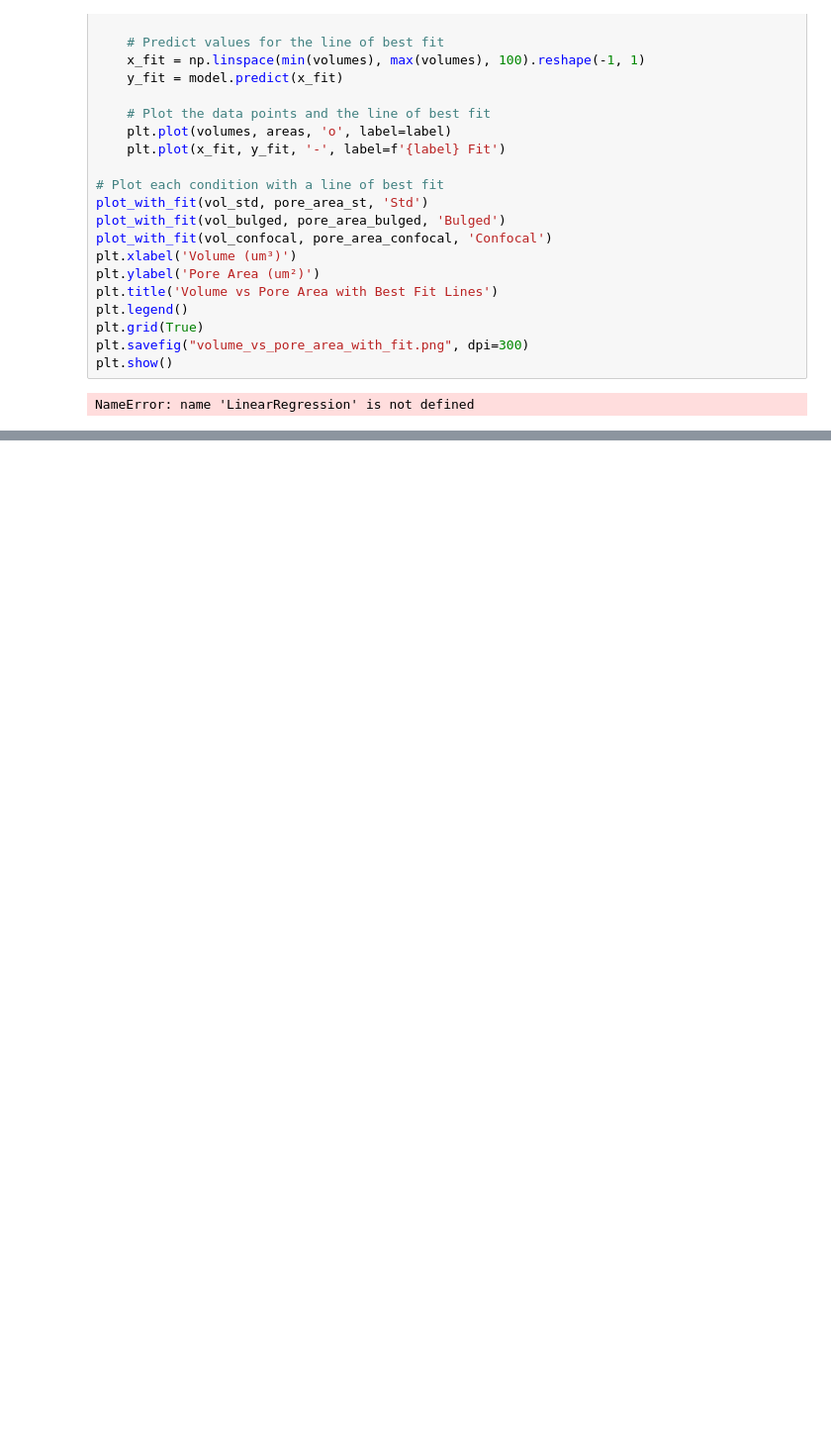
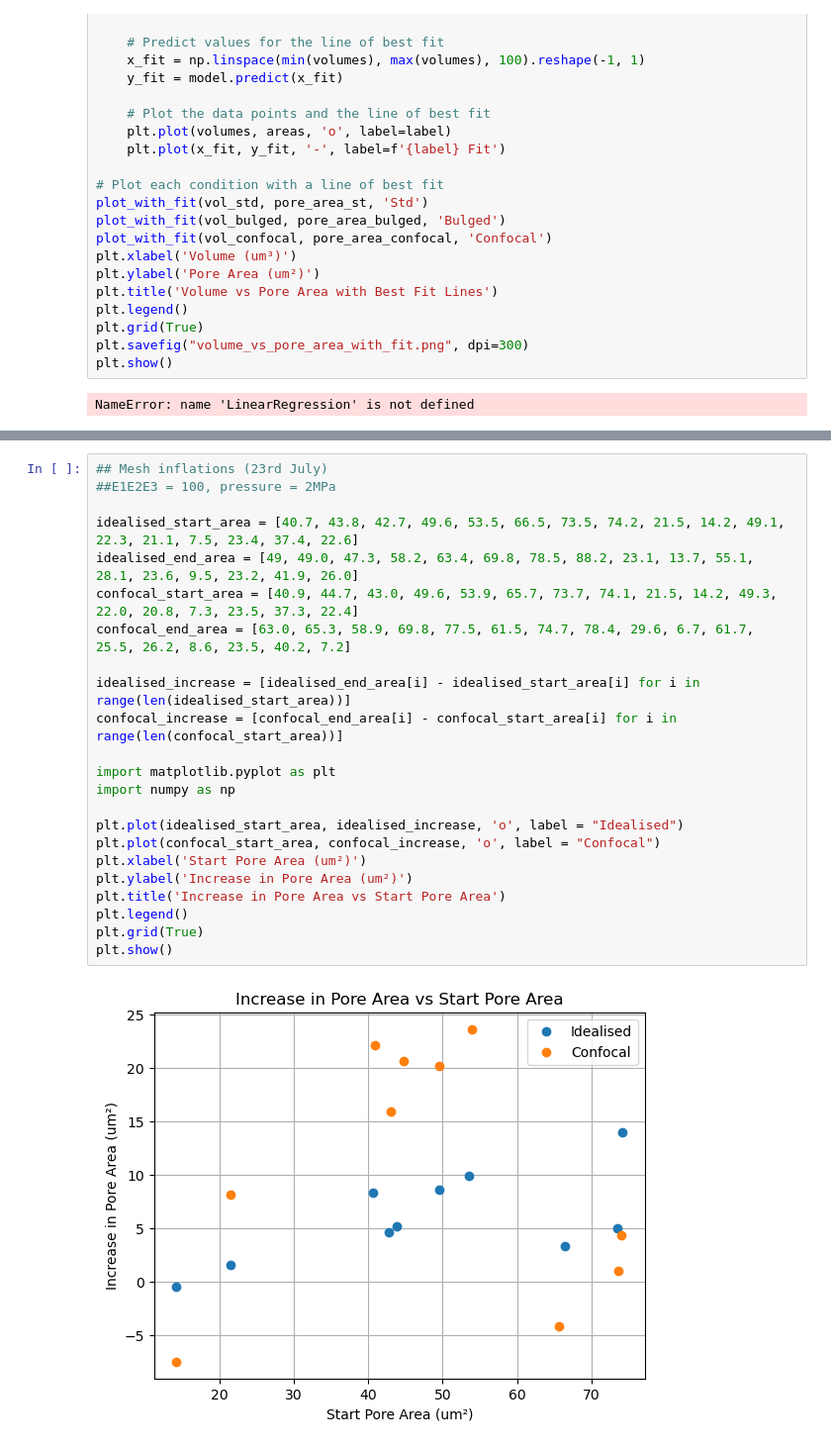
Before and after one commit to mtomtom/onion-stomatal-geometry, a Jupyter notebook: output/results.ipynb, the cells around one changed output, grey strips where cells are left out. Shown at 99% size. Cells and saved outputs as stored; diff of their text form; blank space fills up the shorter version.

Commit message:
All values calculated and added, along with the aspect ratio plot

```diff
--- a/output/results.ipynb
+++ b/output/results.ipynb
@@ -1073,0 +1074,25 @@ plt.show()
+# %%
+## Mesh inflations (23rd July)
+##E1E2E3 = 100, pressure = 2MPa
+
+idealised_start_area = [40.7, 43.8, 42.7, 49.6, 53.5, 66.5, 73.5, 74.2, 21.5, 14.2, 49.1, 22.3, 21.1, 7.5, 23.4, 37.4, 22.6]
+idealised_end_area = [49, 49.0, 47.3, 58.2, 63.4, 69.8, 78.5, 88.2, 23.1, 13.7, 55.1, 28.1, 23.6, 9.5, 23.2, 41.9, 26.0]
+confocal_start_area = [40.9, 44.7, 43.0, 49.6, 53.9, 65.7, 73.7, 74.1, 21.5, 14.2, 49.3, 22.0, 20.8, 7.3, 23.5, 37.3, 22.4]
+confocal_end_area = [63.0, 65.3, 58.9, 69.8, 77.5, 61.5, 74.7, 78.4, 29.6, 6.7, 61.7, 25.5, 26.2, 8.6, 23.5, 40.2, 7.2]
+
+idealised_increase = [idealised_end_area[i] - idealised_start_area[i] for i in range(len(idealised_start_area))]
+confocal_increase = [confocal_end_area[i] - confocal_start_area[i] for i in range(len(confocal_start_area))]
+
+import matplotlib.pyplot as plt
+import numpy as np
+
+plt.plot(idealised_start_area, idealised_increase, 'o', label = "Idealised")
+plt.plot(confocal_start_area, confocal_increase, 'o', label = "Confocal")
+plt.xlabel('Start Pore Area (um²)')
+plt.ylabel('Increase in Pore Area (um²)')
+plt.title('Increase in Pore Area vs Start Pore Area')
+plt.legend()
+plt.grid(True)
+plt.show()
+# %% [output]
+[figure, added]
```
Also changed, not shown: parts of 2 cells of this notebook, 1 other file.
